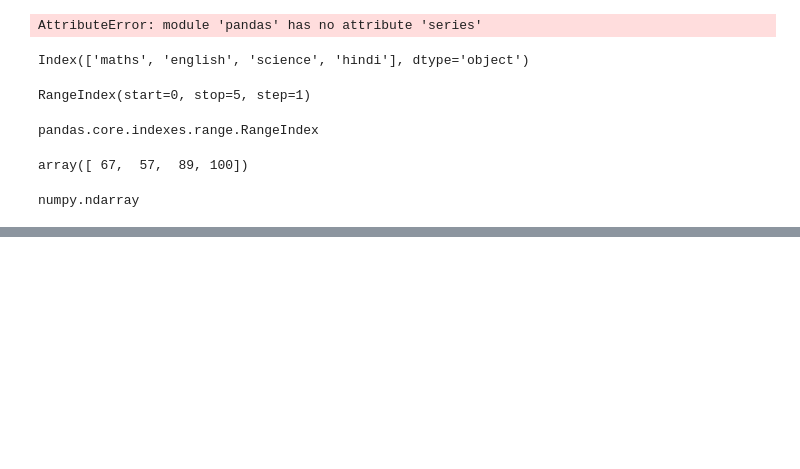
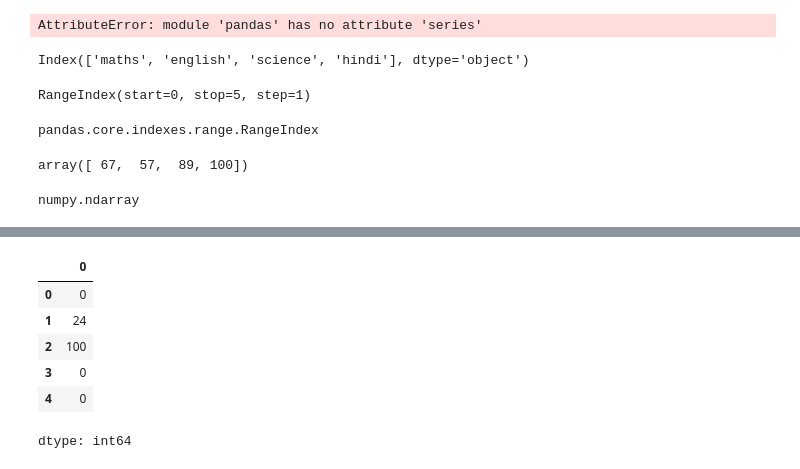
Before and after one commit to gudiya-archi/Data-science, a Jupyter notebook: pandas1.ipynb, the cells around one changed output, grey strips where cells are left out. Cells and saved outputs as stored; diff of their text form; code cells hidden in the pictures; blank space fills up the shorter version.

```diff
--- a/pandas1.ipynb
+++ b/pandas1.ipynb
@@ -143,0 +198,12 @@ numpy.ndarray
+# %%
+# fancy indexing
+runs_ser[[0,3,4]] = [0,0,0]
+runs_ser
+# %% [output]
+|  | 0 |
+| 0 | 0 |
+| 1 | 24 |
+| 2 | 100 |
+| 3 | 0 |
+| 4 | 0 |
+dtype: int64
```
Also changed, not shown: parts of 12 cells of this notebook.
